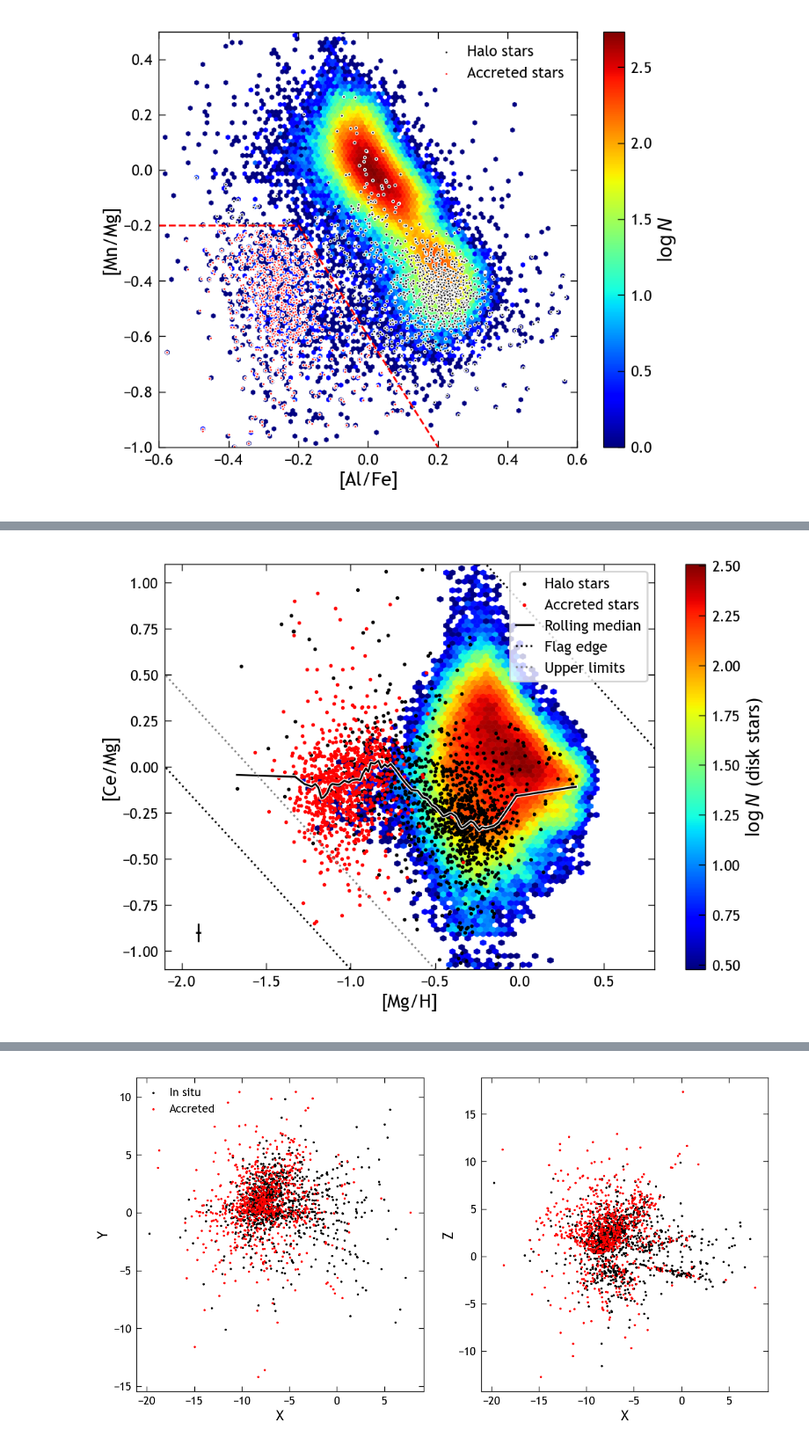
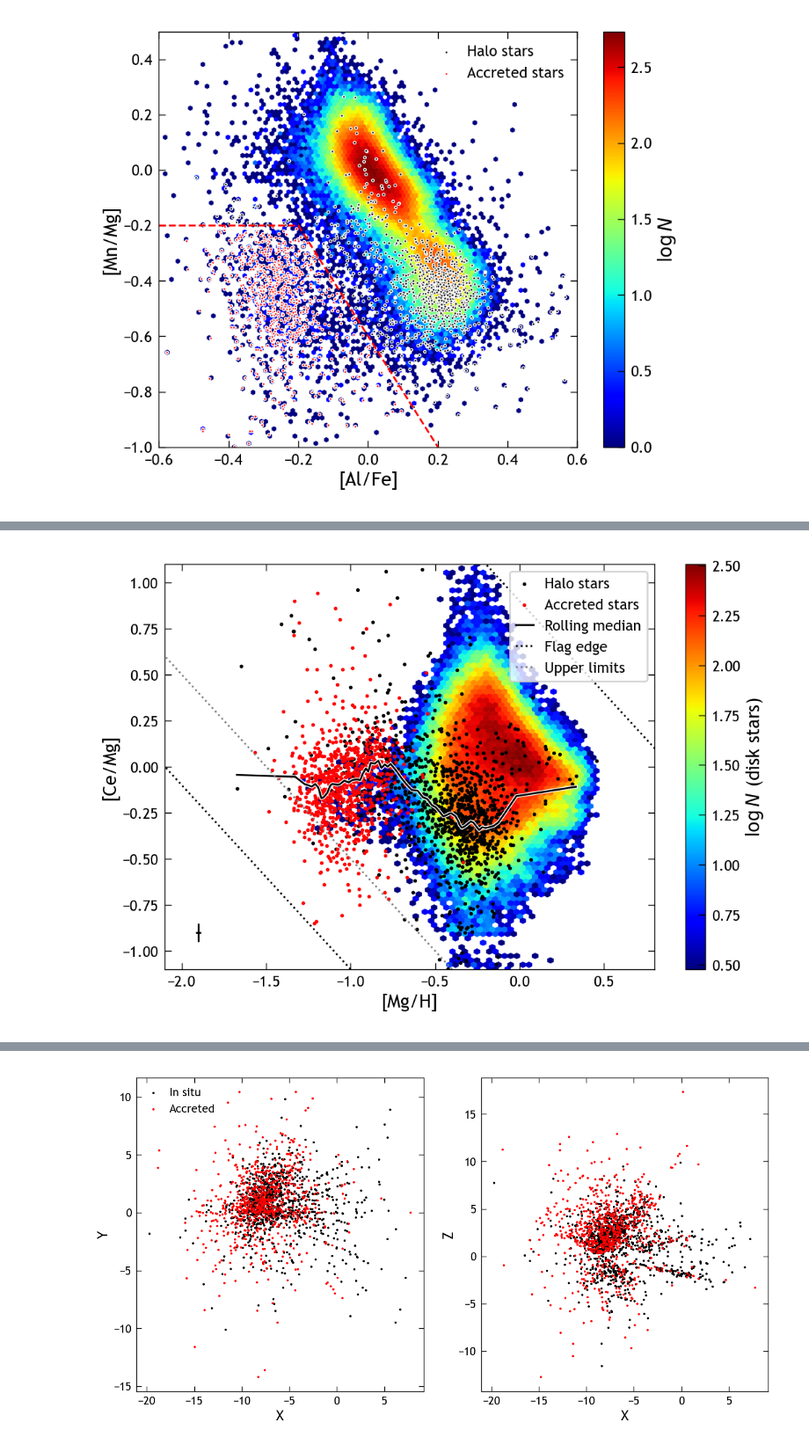
Before and after one commit to lodubay/chemical-clocks, a Jupyter notebook: src/scripts/halo.ipynb, the cells around one changed output, grey strips where cells are left out. Shown at 88% size. Drawn from its saved outputs; the diff is of its cells as text; code cells hidden in the pictures.

```diff
--- a/src/scripts/halo.ipynb
+++ b/src/scripts/halo.ipynb
@@ -32,0 +16,3 @@ mwm_rgb
+# %%
+sample = import_sample(good_ages=False, cut_limits=True)
+sample
@@ -61,15 +62,15 @@ plt.show()
 # %% [output]
 [figure]
 # %%
-mwm_halo = mwm_rgb[mwm_rgb['E']/1e5 > halo_ELz_cut(mwm_rgb['Lz']/1e3)]
-mwm_disk = mwm_rgb[mwm_rgb['E']/1e5 < halo_ELz_cut(mwm_rgb['Lz']/1e3)]
+mwm_halo = sample[sample['E']/1e5 > halo_ELz_cut(sample['Lz']/1e3)]
+mwm_disk = sample[sample['E']/1e5 < halo_ELz_cut(sample['Lz']/1e3)]
 
 fig, ax = plt.subplots(figsize=(5, 4))
 
 kwargs = dict(gridsize=100, cmap='jet', linewidths=0.2, extent=[-0.6, 0.6, -1, 0.5])
 pcm = ax.hexbin(
-    mwm_rgb['al_fe'], mwm_rgb['mn_mg'],
-    C=np.ones(mwm_rgb.shape[0]),
+    sample['al_fe'], sample['mn_mg'],
+    C=np.ones(sample.shape[0]),
     reduce_C_function=logsum,
     **kwargs
 )
@@ -143,7 +141,7 @@ fig, ax = plt.subplots(figsize=(6, 4))
 kwargs = dict(gridsize=80, cmap='jet', linewidths=0.2, extent=[-2.1, 0.8, -1.1, 1.1], mincnt=3)
 pcm = ax.hexbin(
     mwm_disk['mg_h'], mwm_disk['ce_mg'],
-    C=np.ones(mwm_rgb.shape[0]),
+    C=np.ones(sample.shape[0]),
     reduce_C_function=logsum,
     **kwargs
 )
@@ -154,37 +152,37 @@ ax.scatter(mwm_accreted['mg_h'], mwm_accreted['ce_mg'], rasterized=True, s=1, c=
 
 # Indicate median abundance error
 ax.errorbar(
     -1.9, -0.9,
-    xerr=mwm_rgb['e_mg_h'].median(),
-    yerr=mwm_rgb['e_ce_mg'].median(),
+    xerr=sample['e_mg_h'].median(),
+    yerr=sample['e_ce_mg'].median(),
     c='k', capsize=0
 )
 
 # Rolling median
 sorted_data = mwm_halo.sort_values('mg_h')[['mg_h', 'ce_mg']]
 rolling_medians = sorted_data.rolling(
     100, min_periods=30, step=30, on='mg_h', center=True
 ).median()
 ax.plot(rolling_medians['mg_h'], rolling_medians['ce_mg'], 'w-', linewidth=2)
 ax.plot(rolling_medians['mg_h'], rolling_medians['ce_mg'], 'k-', label='Rolling median')
 
 # Indicate grid edges
 mgh_arr = np.arange(-2.5, 1.25, 0.25)
 # ax.plot(mgh_arr, -2.5 - mgh_arr, 'k-') # hard grid edge
 ax.plot(mgh_arr, -2.1 - mgh_arr, 'k:', label='Flag edge') # edge of stars flagged bad
-ax.plot(mgh_arr, -1.6 - mgh_arr, color='gray', ls=':', label='Upper limits') # indicates region of upper limits (manual)
+ax.plot(mgh_arr, -1.5 - mgh_arr, color='gray', ls=':', label='Upper limits') # indicates region of upper limits (manual)
 # ax.plot(mgh_arr, 1 - mgh_arr, 'k-') # hard grid edge
 ax.plot(mgh_arr, 0.9 - mgh_arr, 'k:') # edge of stars flagged bad
 
 ax.set_xlabel('[Mg/H]')
 ax.set_ylabel('[Ce/Mg]')
 ax.set_xlim(kwargs['extent'][:2])
 ax.set_ylim(kwargs['extent'][2:])
 ax.legend(frameon=True, loc='upper right')
 
 plt.show()
 # %% [output]
-[figure, old version]
+[figure, new version]
 # %%
 fig, ax = plt.subplots(figsize=(5, 4))
 
```
Also changed, not shown: parts of 26 cells of this notebook.
